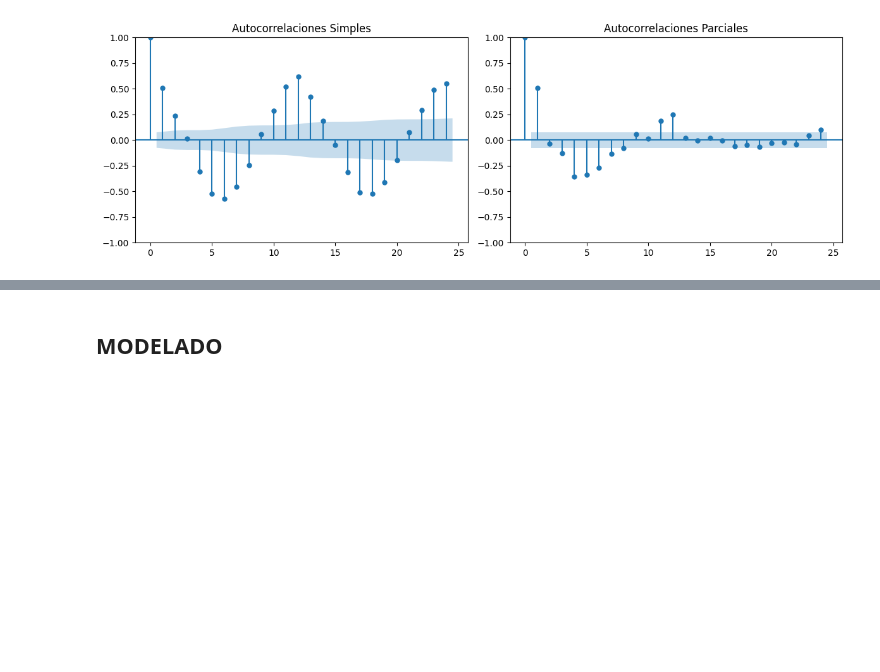
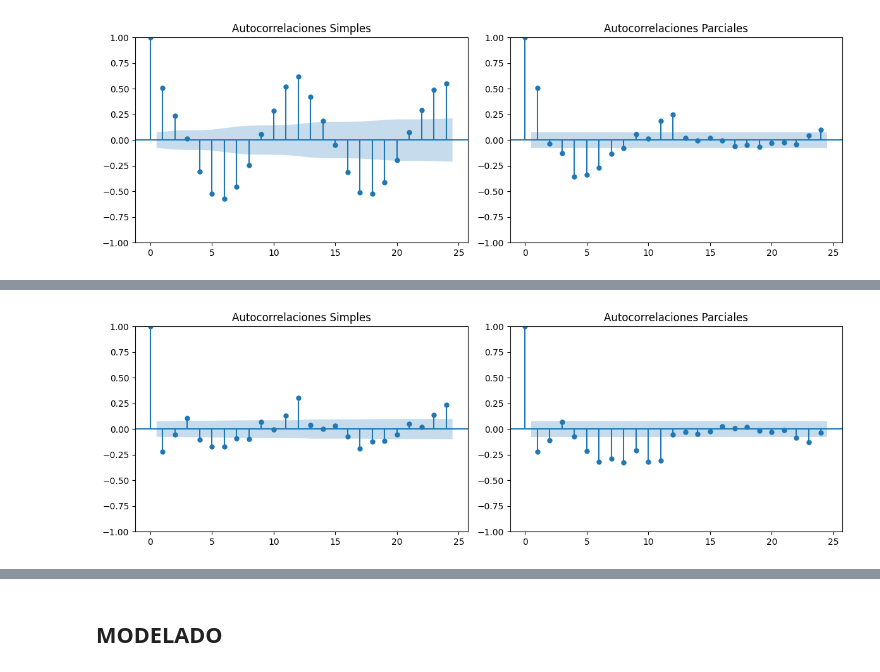
Before and after one commit to heritaco/Time-Series, a Jupyter notebook: 05-SARIMA/Puebla.ipynb, the cells around one changed output, grey strips where cells are left out. Saved outputs shown, nothing was run; the diff lists cells and outputs as text; code cells hidden in the pictures; blank space fills up the shorter version.

```diff
--- a/05-SARIMA/Puebla.ipynb
+++ b/05-SARIMA/Puebla.ipynb
@@ -250,0 +285,15 @@ rho 24: 0.11135938181397906
+# %%
+fig, axs = plt.subplots(1, 2, figsize=(12, 4))
+
+plot_acf(dpre, lags=24, ax=axs[0])
+# axs[0].set_ylim(-0.04, 0.04)
+axs[0].set_title('Autocorrelaciones Simples')
+
+plot_pacf(dpre, lags=24, ax=axs[1])
+# axs[1].set_ylim(-0.04, 0.04)
+axs[1].set_title('Autocorrelaciones Parciales')
+
+plt.tight_layout()
+plt.show()
+# %% [output]
+[figure, added]
```
Also changed, not shown: parts of 22 cells of this notebook.
